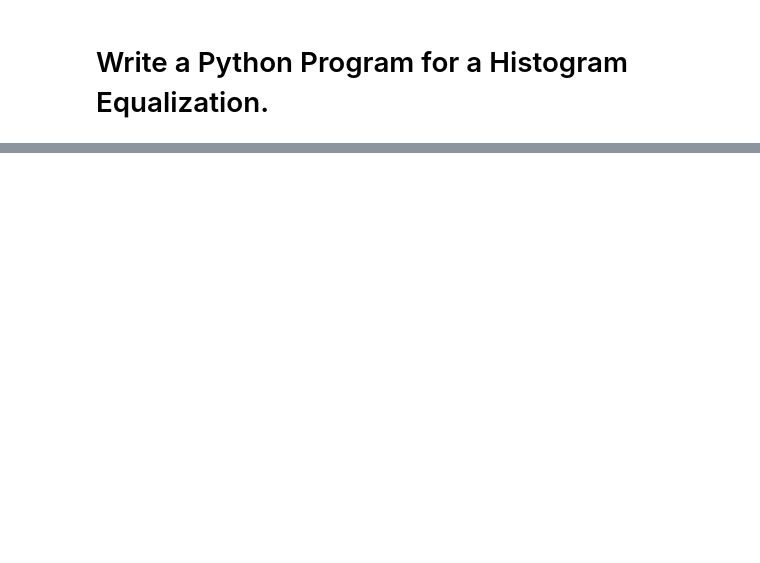
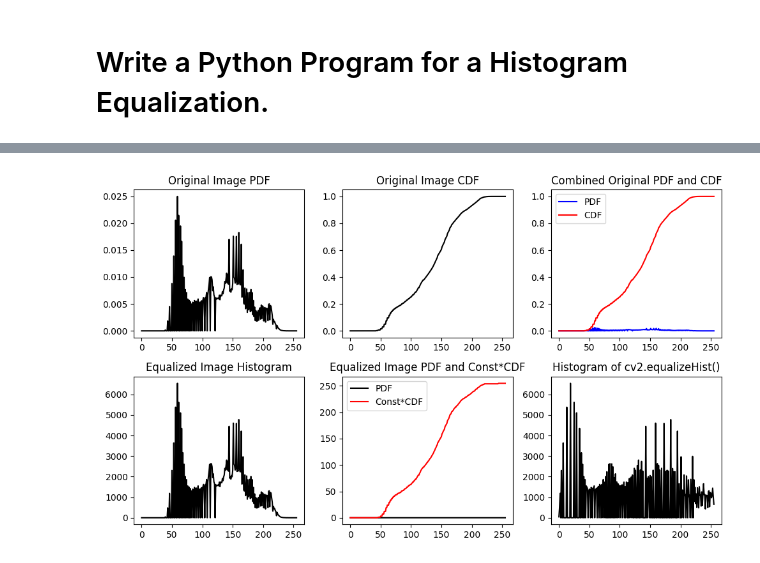
Before and after one commit to Tetroner9/Colg-Sem-VI, a Jupyter notebook: IPMV/Question Bank/Answers/04.ipynb, the cells around one changed output, grey strips where cells are left out. Saved outputs shown, nothing was run; the diff lists cells and outputs as text; code cells hidden in the pictures; blank space fills up the shorter version.

```diff
--- a/IPMV/Question Bank/Answers/04.ipynb
+++ b/IPMV/Question Bank/Answers/04.ipynb
@@ -8,8 +8,3 @@ import cv2
 # Read the image
 image_path = "lena_colored.png"  # Replace with image name
 image = cv2.imread(image_path, cv2.IMREAD_GRAYSCALE)
-# %%
-def histogram_equalization(image):
-    # Apply histogram equalization
-    equalized_image = cv2.equalizeHist(image)
-    return equalized_image
@@ -40,0 +27,55 @@ else:
+# %%
+# Apply histogram equalization
+equalized_image, hist_eq, cdf_eq = histogram_equalization(image)
+
+# Compute histogram of original image
+hist_original, bins_original = np.histogram(image.flatten(), 256, [0,256])
+
+# Compute PDF of original image
+pdf_original = hist_original / np.sum(hist_original)
+
+# Compute CDF of original image
+cdf_original = hist_original.cumsum() / np.sum(hist_original)
+# %%
+# Plot original PDF and CDF
+plt.figure(figsize=(10, 6))
+plt.subplot(2, 3, 1)
+plt.plot(pdf_original, color='black')
+plt.title('Original Image PDF')
+plt.subplot(2, 3, 2)
+plt.plot(cdf_original, color='black')
+plt.title('Original Image CDF')
+
+# Plot combined original PDF and CDF
+plt.subplot(2, 3, 3)
+plt.plot(pdf_original, color='blue', label='PDF')
+plt.plot(cdf_original, color='red', label='CDF')
+plt.title('Combined Original PDF and CDF')
+plt.legend()
+
+# Plot histogram of equalized image
+plt.subplot(2, 3, 4)
+plt.plot(hist_eq, color='black')
+plt.title('Equalized Image Histogram')
+
+# Compute PDF of equalized image
+pdf_equalized = hist_eq / np.sum(hist_eq)
+
+# Plot histogram-equalized PDF and const*CDF
+plt.subplot(2, 3, 5)
+plt.plot(pdf_equalized, color='black', label='PDF')
+plt.plot(cdf_eq, color='red', label='Const*CDF')
+plt.title('Equalized Image PDF and Const*CDF')
+plt.legend()
+
+# Plot histogram of image using cv2.equalizeHist()
+plt.subplot(2, 3, 6)
+equalized_image_cv2 = cv2.equalizeHist(image)
+hist_eq_cv2, _ = np.histogram(equalized_image_cv2.flatten(), 256, [0,256])
+plt.plot(hist_eq_cv2, color='black')
+plt.title('Histogram of cv2.equalizeHist()')
+
+plt.tight_layout()
+plt.show()
+# %% [output]
+[figure, added]
```
Also changed, not shown: parts of 3 cells of this notebook, 7 other files.
